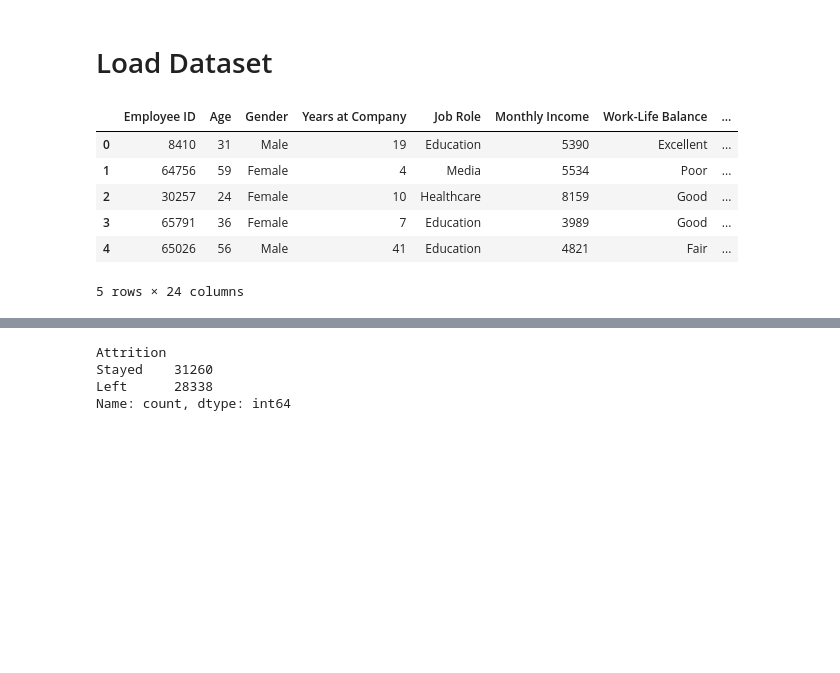
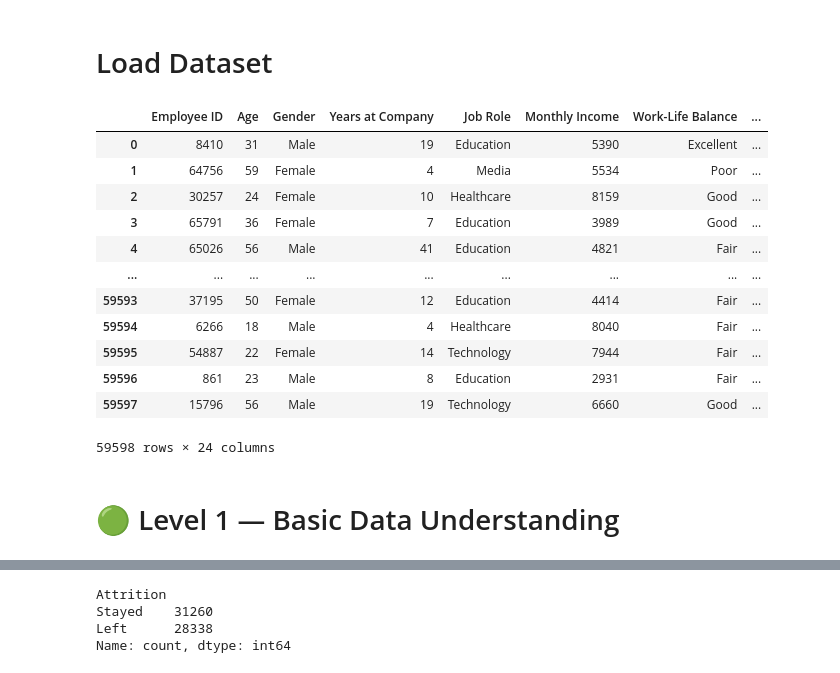
Before and after one commit to abhiraj12345678/Employee-Attrition-EDA, a Jupyter notebook: EDA/Employee Attrition project.ipynb, the cells around one changed output, grey strips where cells are left out. Saved outputs shown, nothing was run; the diff lists cells and outputs as text; code cells hidden in the pictures; blank space fills up the shorter version.

```diff
--- a/EDA/Employee Attrition project.ipynb
+++ b/EDA/Employee Attrition project.ipynb
@@ -9,12 +9,20 @@ import scipy as stats
 # %%
 df=pd.read_csv('Employee Attrition.csv')
 # %%
-df.head()
+df
 # %% [output]
 |  | Employee ID | Age | Gender | Years at Company | Job Role | Monthly Income | Work-Life Balance | ... |
 | 0 | 8410 | 31 | Male | 19 | Education | 5390 | Excellent | ... |
 | 1 | 64756 | 59 | Female | 4 | Media | 5534 | Poor | ... |
 | 2 | 30257 | 24 | Female | 10 | Healthcare | 8159 | Good | ... |
 | 3 | 65791 | 36 | Female | 7 | Education | 3989 | Good | ... |
 | 4 | 65026 | 56 | Male | 41 | Education | 4821 | Fair | ... |
+| ... | ... | ... | ... | ... | ... | ... | ... | ... |
+| 59593 | 37195 | 50 | Female | 12 | Education | 4414 | Fair | ... |
+| 59594 | 6266 | 18 | Male | 4 | Healthcare | 8040 | Fair | ... |
+| 59595 | 54887 | 22 | Female | 14 | Technology | 7944 | Fair | ... |
+| 59596 | 861 | 23 | Male | 8 | Education | 2931 | Fair | ... |
+| 59597 | 15796 | 56 | Male | 19 | Technology | 6660 | Good | ... |
-5 rows × 24 columns
+59598 rows × 24 columns
+# %% [markdown]
+# 🟢 Level 1 — Basic Data Understanding
```
Also changed, not shown: parts of 331 cells of this notebook.
